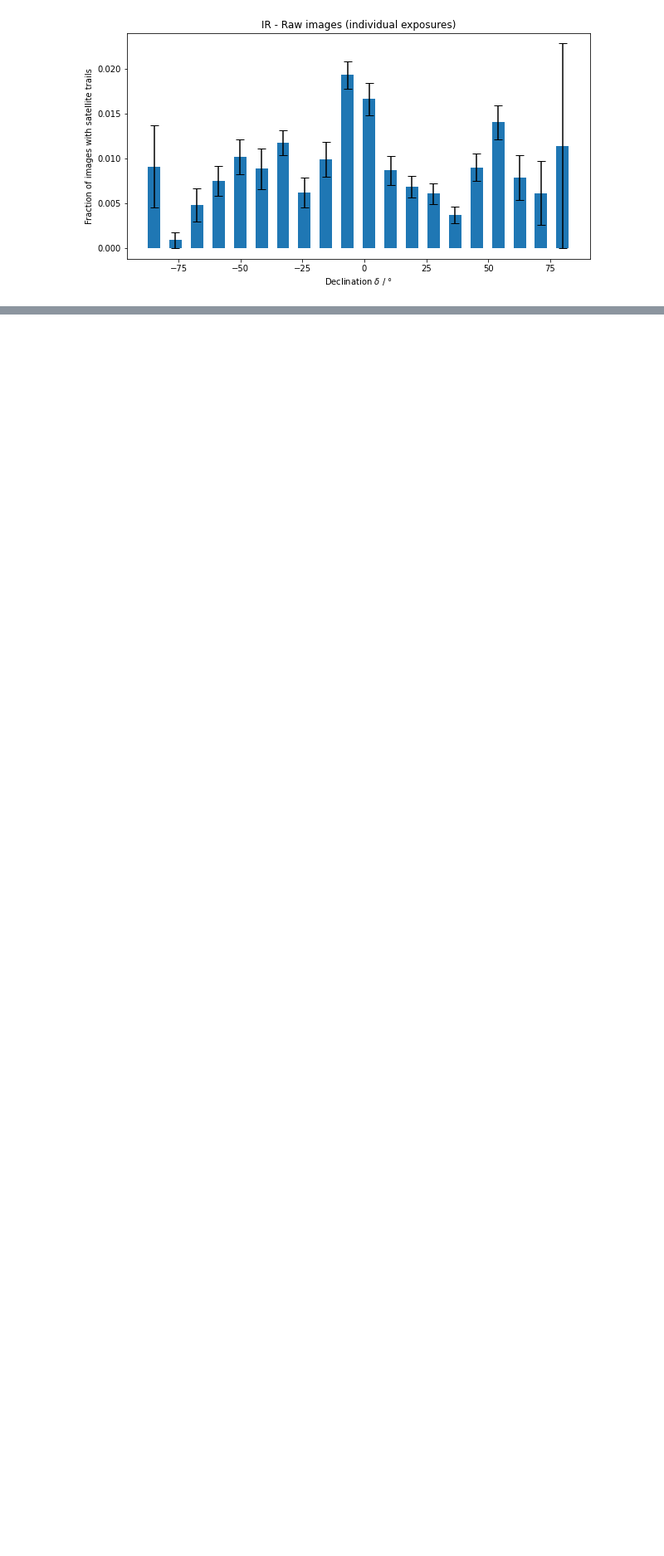
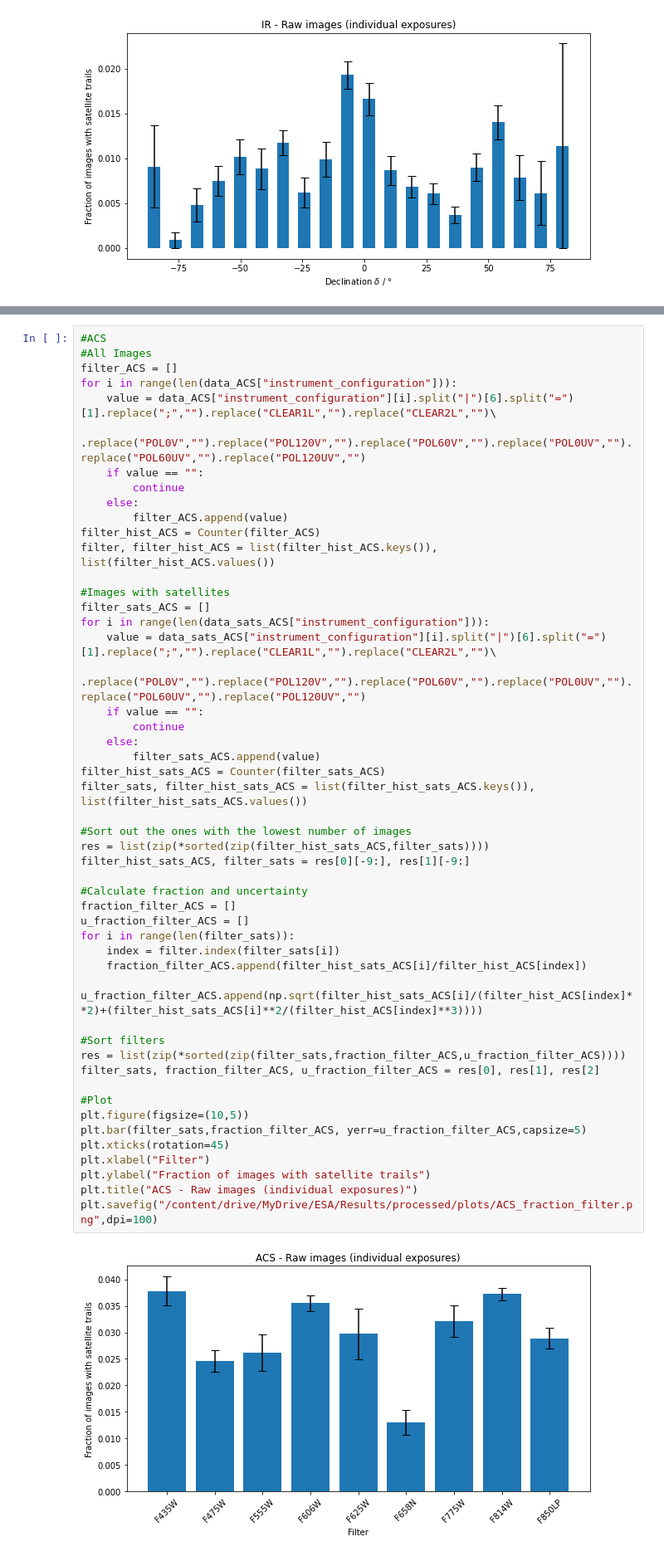
Before and after one commit to baussel/Satellite_Detection, a Jupyter notebook: Processing_and_Analysis.ipynb, the cells around one changed output, grey strips where cells are left out. Shown at 83% size. Drawn from its saved outputs; the diff is of its cells as text; blank space fills up the shorter version.

```diff
--- a/Processing_and_Analysis.ipynb
+++ b/Processing_and_Analysis.ipynb
@@ -924,0 +928,52 @@ plt.savefig("/content/drive/MyDrive/ESA/Results/processed/plots/WFC3_UVIS_fracti
+# %%
+#ACS
+#All Images
+filter_ACS = []
+for i in range(len(data_ACS["instrument_configuration"])):
+    value = data_ACS["instrument_configuration"][i].split("|")[6].split("=")[1].replace(";","").replace("CLEAR1L","").replace("CLEAR2L","")\
+    .replace("POL0V","").replace("POL120V","").replace("POL60V","").replace("POL0UV","").replace("POL60UV","").replace("POL120UV","")
+    if value == "":
+        continue
+    else:
+        filter_ACS.append(value)
+filter_hist_ACS = Counter(filter_ACS)
+filter, filter_hist_ACS = list(filter_hist_ACS.keys()), list(filter_hist_ACS.values())
+
+#Images with satellites
+filter_sats_ACS = []
+for i in range(len(data_sats_ACS["instrument_configuration"])):
+    value = data_sats_ACS["instrument_configuration"][i].split("|")[6].split("=")[1].replace(";","").replace("CLEAR1L","").replace("CLEAR2L","")\
+    .replace("POL0V","").replace("POL120V","").replace("POL60V","").replace("POL0UV","").replace("POL60UV","").replace("POL120UV","")
+    if value == "":
+        continue
+    else:
+        filter_sats_ACS.append(value)
+filter_hist_sats_ACS = Counter(filter_sats_ACS)
+filter_sats, filter_hist_sats_ACS = list(filter_hist_sats_ACS.keys()), list(filter_hist_sats_ACS.values())
+
+#Sort out the ones with the lowest number of images
+res = list(zip(*sorted(zip(filter_hist_sats_ACS,filter_sats))))
+filter_hist_sats_ACS, filter_sats = res[0][-9:], res[1][-9:]
+
+#Calculate fraction and uncertainty
+fraction_filter_ACS = []
+u_fraction_filter_ACS = []
+for i in range(len(filter_sats)):
+    index = filter.index(filter_sats[i])
+    fraction_filter_ACS.append(filter_hist_sats_ACS[i]/filter_hist_ACS[index])
+    u_fraction_filter_ACS.append(np.sqrt(filter_hist_sats_ACS[i]/(filter_hist_ACS[index]**2)+(filter_hist_sats_ACS[i]**2/(filter_hist_ACS[index]**3))))
+
+#Sort filters
+res = list(zip(*sorted(zip(filter_sats,fraction_filter_ACS,u_fraction_filter_ACS))))
+filter_sats, fraction_filter_ACS, u_fraction_filter_ACS = res[0], res[1], res[2]
+
+#Plot
+plt.figure(figsize=(10,5))
+plt.bar(filter_sats,fraction_filter_ACS, yerr=u_fraction_filter_ACS,capsize=5)
+plt.xticks(rotation=45)
+plt.xlabel("Filter")
+plt.ylabel("Fraction of images with satellite trails")
+plt.title("ACS - Raw images (individual exposures)")
+plt.savefig("/content/drive/MyDrive/ESA/Results/processed/plots/ACS_fraction_filter.png",dpi=100)
+# %% [output]
+[figure, added]
```
Also changed, not shown: parts of 4 cells of this notebook.
